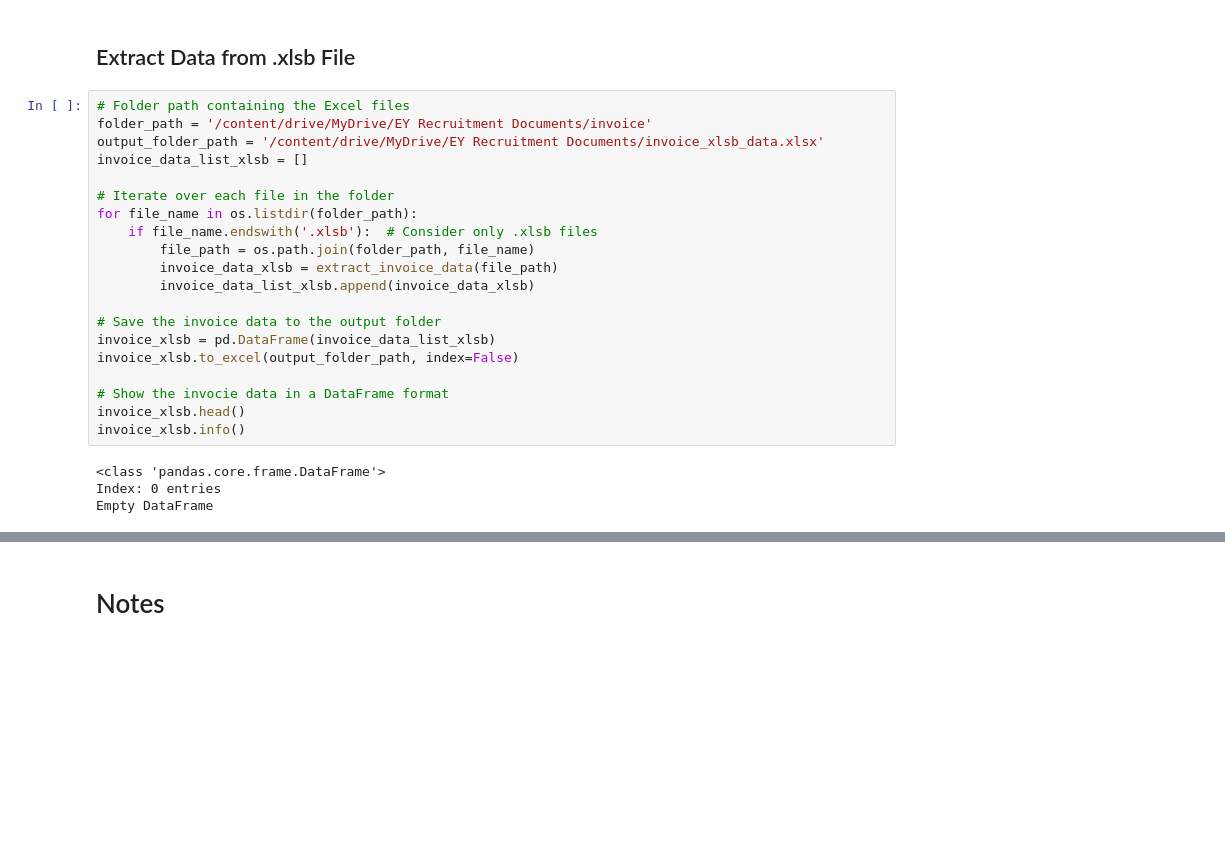
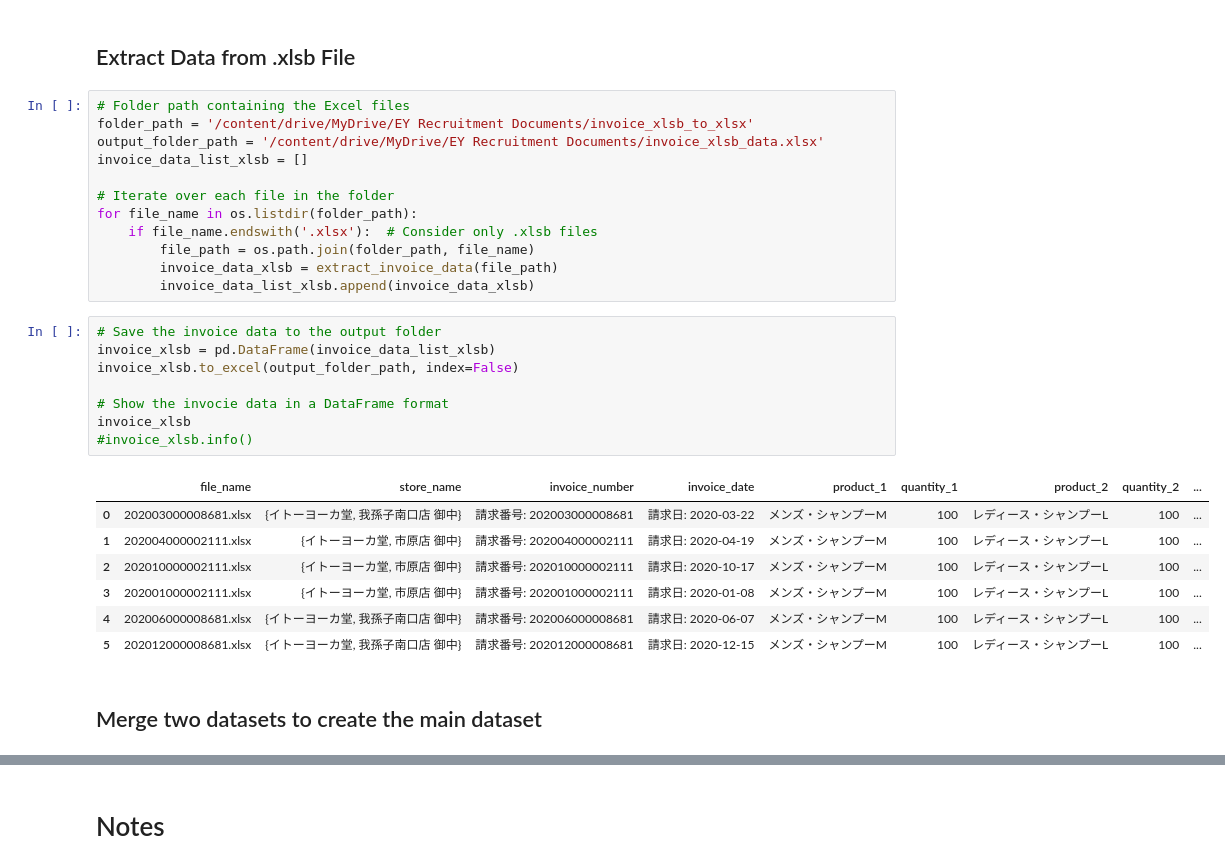
Before and after one commit to Kensuzuki95/EY_Assignment, a Jupyter notebook: EY_Assignment.ipynb, the cells around one changed output, grey strips where cells are left out. Drawn from its saved outputs; the diff is of its cells as text; blank space fills up the shorter version.

Commit message:
Data cleansing completed.

```diff
--- a/EY_Assignment.ipynb
+++ b/EY_Assignment.ipynb
@@ -245,25 +209,31 @@ memory usage: 481.4+ KB
 ## Extract Data from .xlsb File
 # %%
 # Folder path containing the Excel files
-folder_path = '/content/drive/MyDrive/EY Recruitment Documents/invoice'
+folder_path = '/content/drive/MyDrive/EY Recruitment Documents/invoice_xlsb_to_xlsx'
 output_folder_path = '/content/drive/MyDrive/EY Recruitment Documents/invoice_xlsb_data.xlsx'
 invoice_data_list_xlsb = []
 
 # Iterate over each file in the folder
 for file_name in os.listdir(folder_path):
-    if file_name.endswith('.xlsb'):  # Consider only .xlsb files
+    if file_name.endswith('.xlsx'):  # Consider only .xlsb files
         file_path = os.path.join(folder_path, file_name)
         invoice_data_xlsb = extract_invoice_data(file_path)
         invoice_data_list_xlsb.append(invoice_data_xlsb)
-
-# Save the invoice data to the output folder
-invoice_xlsb = pd.DataFrame(invoice_data_list_xlsb)
-invoice_xlsb.to_excel(output_folder_path, index=False)
-
-# Show the invocie data in a DataFrame format
-invoice_xlsb.head()
-invoice_xlsb.info()
-# %% [output]
-<class 'pandas.core.frame.DataFrame'>
-Index: 0 entries
-Empty DataFrame
+# %%
+# Save the invoice data to the output folder
+invoice_xlsb = pd.DataFrame(invoice_data_list_xlsb)
+invoice_xlsb.to_excel(output_folder_path, index=False)
+
+# Show the invocie data in a DataFrame format
+invoice_xlsb
+#invoice_xlsb.info()
+# %% [output]
+|  | file_name | store_name | invoice_number | invoice_date | product_1 | quantity_1 | product_2 | quantity_2 | ... |
+| 0 | 202003000008681.xlsx | {イトーヨーカ堂, 我孫子南口店 御中} | 請求番号: 202003000008681 | 請求日: 2020-03-22 | メンズ・シャンプーM | 100 | レディース・シャンプーL | 100 | ... |
+| 1 | 202004000002111.xlsx | {イトーヨーカ堂, 市原店 御中} | 請求番号: 202004000002111 | 請求日: 2020-04-19 | メンズ・シャンプーM | 100 | レディース・シャンプーL | 100 | ... |
+| 2 | 202010000002111.xlsx | {イトーヨーカ堂, 市原店 御中} | 請求番号: 202010000002111 | 請求日: 2020-10-17 | メンズ・シャンプーM | 100 | レディース・シャンプーL | 100 | ... |
+| 3 | 202001000002111.xlsx | {イトーヨーカ堂, 市原店 御中} | 請求番号: 202001000002111 | 請求日: 2020-01-08 | メンズ・シャンプーM | 100 | レディース・シャンプーL | 100 | ... |
+| 4 | 202006000008681.xlsx | {イトーヨーカ堂, 我孫子南口店 御中} | 請求番号: 202006000008681 | 請求日: 2020-06-07 | メンズ・シャンプーM | 100 | レディース・シャンプーL | 100 | ... |
+| 5 | 202012000008681.xlsx | {イトーヨーカ堂, 我孫子南口店 御中} | 請求番号: 202012000008681 | 請求日: 2020-12-15 | メンズ・シャンプーM | 100 | レディース・シャンプーL | 100 | ... |
+# %% [markdown]
+## Merge two datasets to create the main dataset
```
Also changed, not shown: parts of 19 cells of this notebook.
